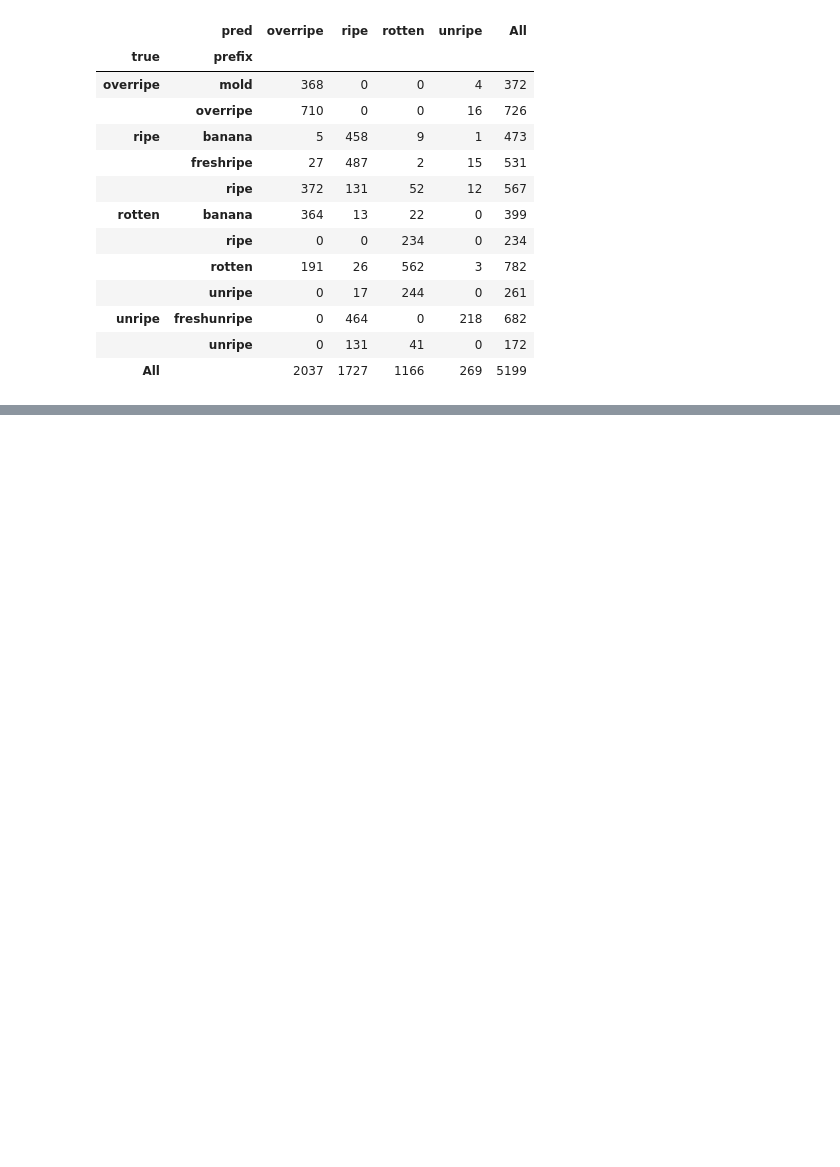
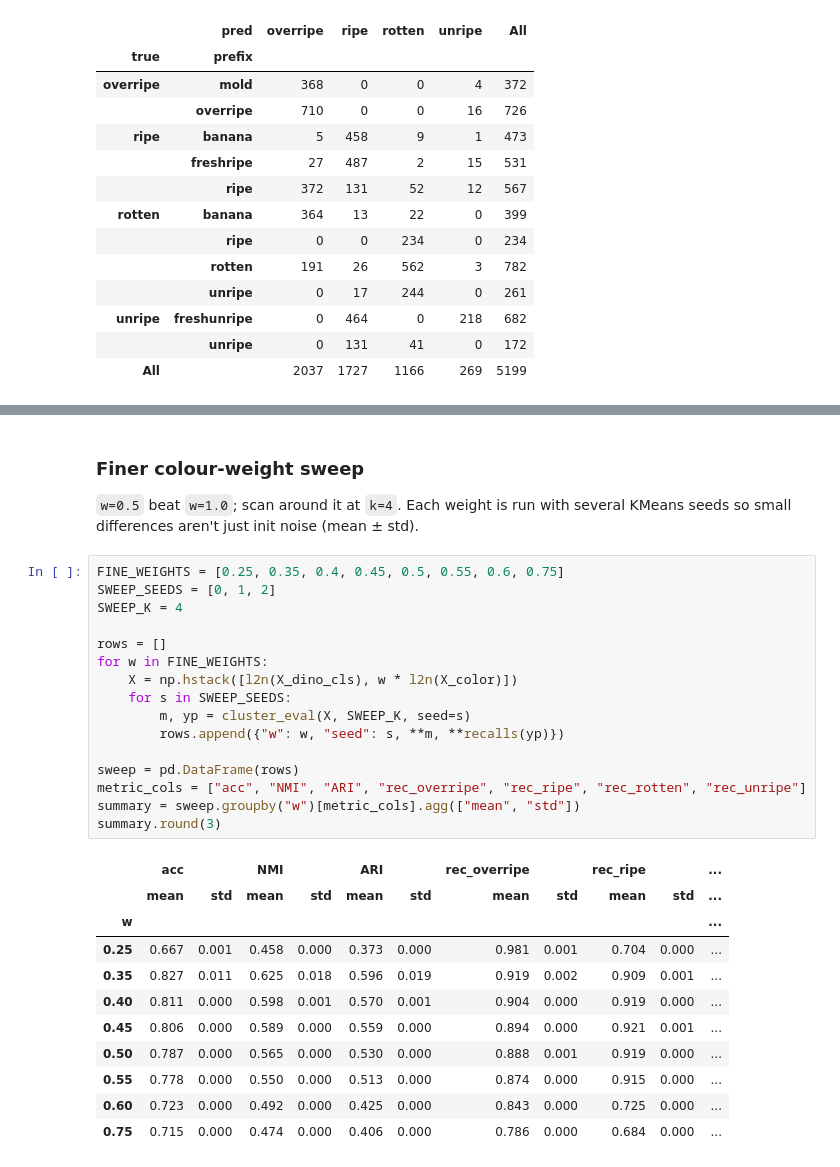
Before and after one commit to AIEngCourses/kcvlbe, a Jupyter notebook: fp/banana-dino.ipynb, the cells around one changed output, grey strips where cells are left out. Saved outputs shown, nothing was run; the diff lists cells and outputs as text; blank space fills up the shorter version.

```diff
--- a/fp/banana-dino.ipynb
+++ b/fp/banana-dino.ipynb
@@ -187,0 +284,31 @@ pd.crosstab([df["true"], df["prefix"]], df["pred"], margins=True)
+# %% [markdown]
+### Finer colour-weight sweep
+`w=0.5` beat `w=1.0`; scan around it at `k=4`. Each weight is run with several KMeans seeds so small differences aren't just init noise (mean ± std).
+# %%
+FINE_WEIGHTS = [0.25, 0.35, 0.4, 0.45, 0.5, 0.55, 0.6, 0.75]
+SWEEP_SEEDS = [0, 1, 2]
+SWEEP_K = 4
+
+rows = []
+for w in FINE_WEIGHTS:
+    X = np.hstack([l2n(X_dino_cls), w * l2n(X_color)])
+    for s in SWEEP_SEEDS:
+        m, yp = cluster_eval(X, SWEEP_K, seed=s)
+        rows.append({"w": w, "seed": s, **m, **recalls(yp)})
+
+sweep = pd.DataFrame(rows)
+metric_cols = ["acc", "NMI", "ARI", "rec_overripe", "rec_ripe", "rec_rotten", "rec_unripe"]
+summary = sweep.groupby("w")[metric_cols].agg(["mean", "std"])
+summary.round(3)
+# %% [output]
+|  | acc |  | NMI |  | ARI |  | rec_overripe |  | rec_ripe |  | ... |
+|  | mean | std | mean | std | mean | std | mean | std | mean | std | ... |
+| w |  |  |  |  |  |  |  |  |  |  | ... |
+| 0.25 | 0.667 | 0.001 | 0.458 | 0.000 | 0.373 | 0.000 | 0.981 | 0.001 | 0.704 | 0.000 | ... |
+| 0.35 | 0.827 | 0.011 | 0.625 | 0.018 | 0.596 | 0.019 | 0.919 | 0.002 | 0.909 | 0.001 | ... |
+| 0.40 | 0.811 | 0.000 | 0.598 | 0.001 | 0.570 | 0.001 | 0.904 | 0.000 | 0.919 | 0.000 | ... |
+| 0.45 | 0.806 | 0.000 | 0.589 | 0.000 | 0.559 | 0.000 | 0.894 | 0.000 | 0.921 | 0.001 | ... |
+| 0.50 | 0.787 | 0.000 | 0.565 | 0.000 | 0.530 | 0.000 | 0.888 | 0.001 | 0.919 | 0.000 | ... |
+| 0.55 | 0.778 | 0.000 | 0.550 | 0.000 | 0.513 | 0.000 | 0.874 | 0.000 | 0.915 | 0.000 | ... |
+| 0.60 | 0.723 | 0.000 | 0.492 | 0.000 | 0.425 | 0.000 | 0.843 | 0.000 | 0.725 | 0.000 | ... |
+| 0.75 | 0.715 | 0.000 | 0.474 | 0.000 | 0.406 | 0.000 | 0.786 | 0.000 | 0.684 | 0.000 | ... |
```
Also changed, not shown: parts of 10 cells of this notebook.
